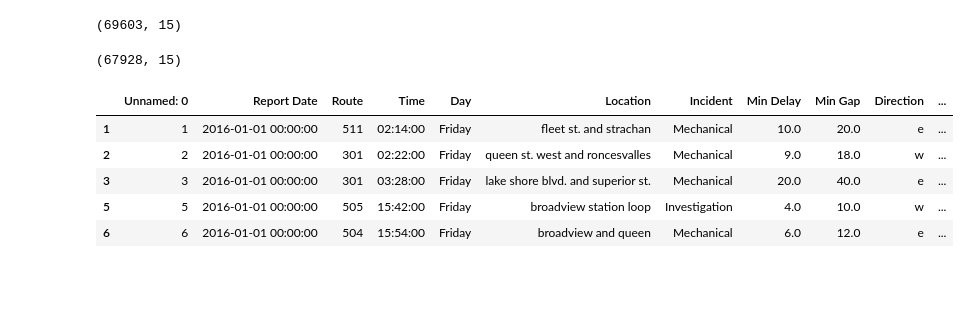
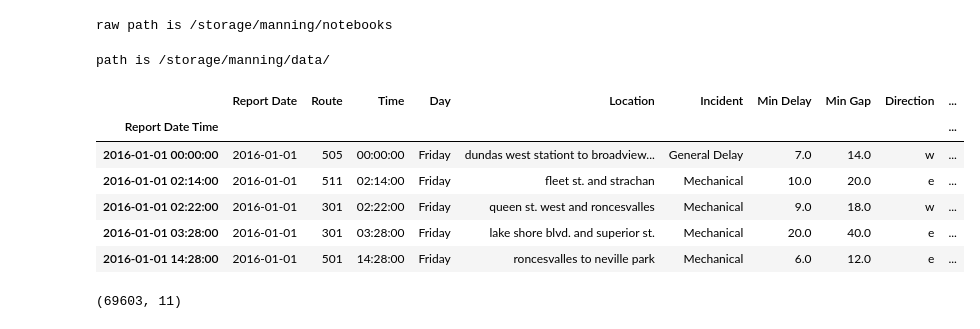
Before and after one commit to ryanmark1867/manning, a Jupyter notebook: streetcar_data-geocode-visualize.ipynb, the cells around one changed output. Saved outputs shown, nothing was run; the diff lists cells and outputs as text; code cells hidden in the pictures; blank space fills up the shorter version.

```diff
--- a/streetcar_data-geocode-visualize.ipynb
+++ b/streetcar_data-geocode-visualize.ipynb
@@ -65,38 +39,35 @@ df.head()
+# %%
+# get the directory for that this notebook is in
+rawpath = os.getcwd()
+print("raw path is",rawpath)
+# %% [output]
+raw path is /storage/manning/notebooks
+# %%
+# data is in a directory called "data" that is a sibling to the directory containing the notebook
+path = os.path.abspath(os.path.join(rawpath, '..', 'data')) + "/"
+print("path is", path)
+# %% [output]
+path is /storage/manning/data/
+# %%
+# constants for the streetcar problem
+# same values saved in data_preparation notebook: pickled_input_dataframe, pickled_output_dataframe
+pickled_data_file = '2014_2018.pkl'
+#pickled_dataframe = '2014_2018_df.pkl'
+pickled_dataframe = '2014_2018_df_cleaned_keep_bad_apr23.pkl'
+pickled_output_dataframe = '2014_2018_df_cleaned_keep_bad_loc_geocoded_apr23.pkl'
+# %%
+file_name = path + pickled_dataframe
+df = pd.read_pickle(file_name)
+df.head()
+# %% [output]
+|  | Report Date | Route | Time | Day | Location | Incident | Min Delay | Min Gap | Direction | ... |
+| Report Date Time |  |  |  |  |  |  |  |  |  | ... |
+| 2016-01-01 00:00:00 | 2016-01-01 | 505 | 00:00:00 | Friday | dundas west stationt to broadview... | General Delay | 7.0 | 14.0 | w | ... |
+| 2016-01-01 02:14:00 | 2016-01-01 | 511 | 02:14:00 | Friday | fleet st. and strachan | Mechanical | 10.0 | 20.0 | e | ... |
+| 2016-01-01 02:22:00 | 2016-01-01 | 301 | 02:22:00 | Friday | queen st. west and roncesvalles | Mechanical | 9.0 | 18.0 | w | ... |
+| 2016-01-01 03:28:00 | 2016-01-01 | 301 | 03:28:00 | Friday | lake shore blvd. and superior st. | Mechanical | 20.0 | 40.0 | e | ... |
+| 2016-01-01 14:28:00 | 2016-01-01 | 501 | 14:28:00 | Friday | roncesvalles to neville park | Mechanical | 6.0 | 12.0 | e | ... |
 # %%
 df.shape
 # %% [output]
-(69603, 15)
+(69603, 11)
-# %%
-# remove bad location markers
-df = df[df.latitude != 0.0]
-df.shape
-# %% [output]
-(67928, 15)
-# %%
-# remove locations outside of portion of Toronto with streetcar routes
-# latitude NS (higher north), longitude EW (higher east)
-
-# west of Queen and Victoria Park: 43.674280, -79.280260
-# ease and north of Lakeshore and Etobicoke Creek: 43.587350, -79.547860
-# south of St Clair and Mt. Pleasant: 43.687840,-79.399800
-
-
-# boundaries of streetcar network:
-min_lat = 43.58735
-max_lat = 43.687840
-min_long = -79.547860
-max_long = -79.280260
-
-
-df = df[df.latitude >= min_lat]
-df = df[df.latitude <= max_lat]
-df = df[df.longitude >= min_long]
-df = df[df.longitude <= max_long]
-df.head()
-# %% [output]
-|  | Unnamed: 0 | Report Date | Route | Time | Day | Location | Incident | Min Delay | Min Gap | Direction | ... |
-| 1 | 1 | 2016-01-01 00:00:00 | 511 | 02:14:00 | Friday | fleet st. and strachan | Mechanical | 10.0 | 20.0 | e | ... |
-| 2 | 2 | 2016-01-01 00:00:00 | 301 | 02:22:00 | Friday | queen st. west and roncesvalles | Mechanical | 9.0 | 18.0 | w | ... |
-| 3 | 3 | 2016-01-01 00:00:00 | 301 | 03:28:00 | Friday | lake shore blvd. and superior st. | Mechanical | 20.0 | 40.0 | e | ... |
-| 5 | 5 | 2016-01-01 00:00:00 | 505 | 15:42:00 | Friday | broadview station loop | Investigation | 4.0 | 10.0 | w | ... |
-| 6 | 6 | 2016-01-01 00:00:00 | 504 | 15:54:00 | Friday | broadview and queen | Mechanical | 6.0 | 12.0 | e | ... |
```
Also changed, not shown: parts of 34 cells of this notebook.
